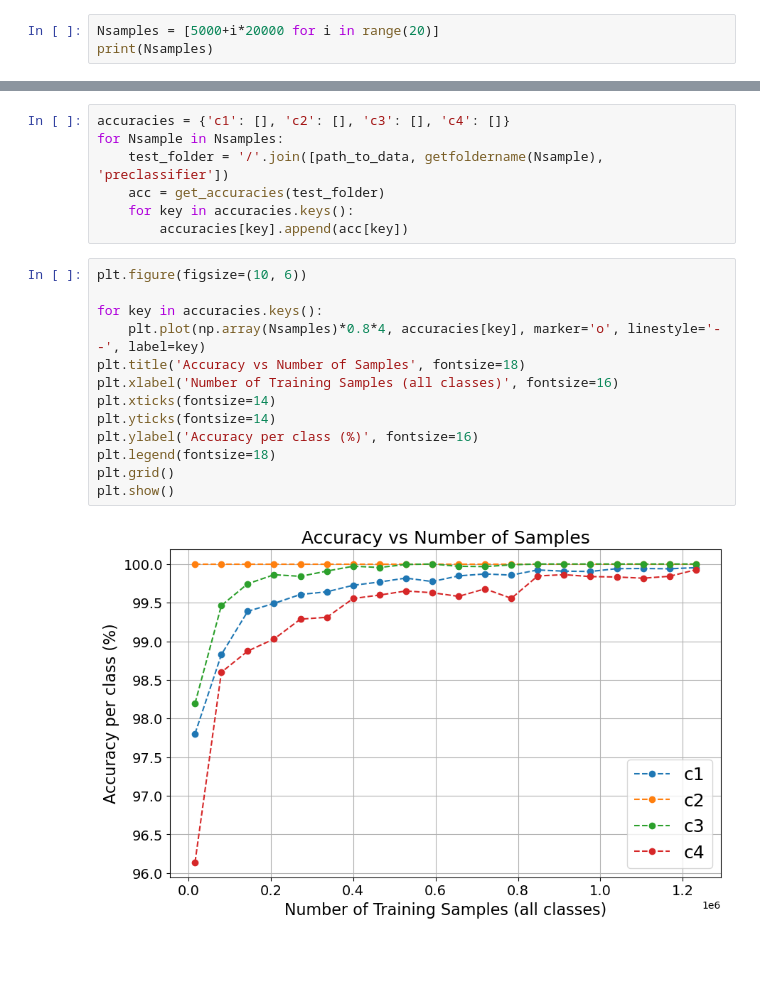
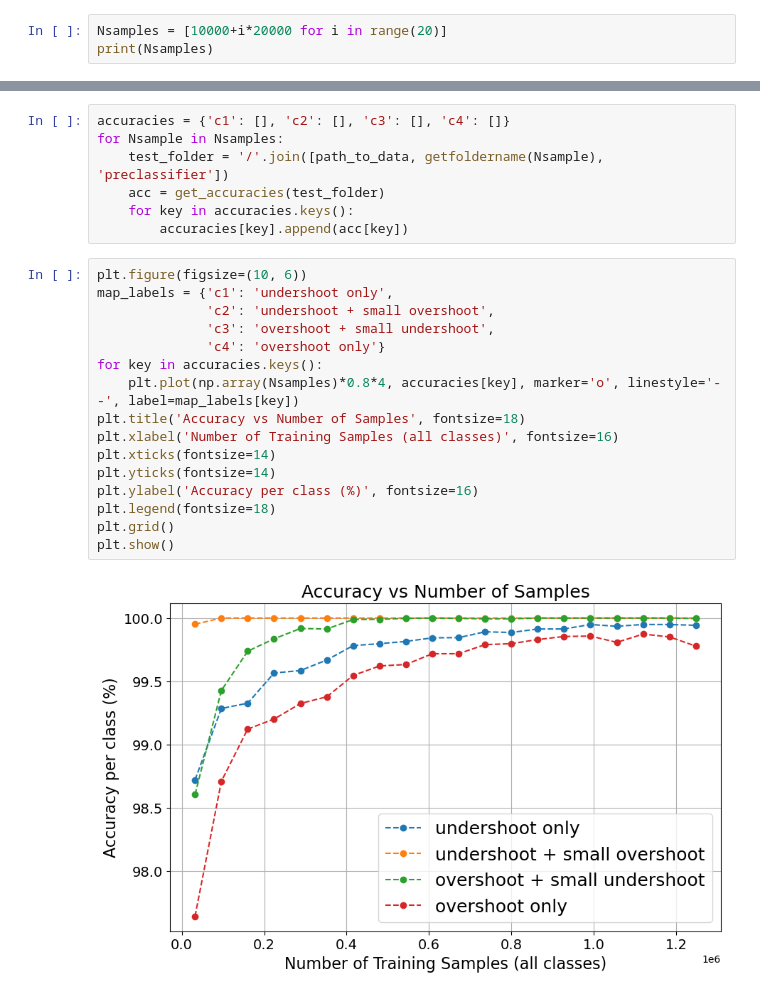
Before and after one commit to fanrado/CHN_CLASSIFIER_CE, a Jupyter notebook: Accuracy_vs_nsamples_preclassification.ipynb, the cells around one changed output, grey strips where cells are left out. Drawn from its saved outputs; the diff is of its cells as text; blank space fills up the shorter version.

Commit message:
updated the legends of the pltos

```diff
--- a/Accuracy_vs_nsamples_preclassification.ipynb
+++ b/Accuracy_vs_nsamples_preclassification.ipynb
@@ -31,6 +28,6 @@ os.listdir(path_to_data)
 # %% [markdown]
 ### N_samples is the number of samples for each class
 # %%
-Nsamples = [5000+i*20000 for i in range(20)]
+Nsamples = [10000+i*20000 for i in range(20)]
 print(Nsamples)
 # %% [output]
@@ -89,16 +86,19 @@ for Nsample in Nsamples:
         accuracies[key].append(acc[key])
 # %%
 plt.figure(figsize=(10, 6))
-
+map_labels = {'c1': 'undershoot only',
+              'c2': 'undershoot + small overshoot',
+              'c3': 'overshoot + small undershoot',
+              'c4': 'overshoot only'}
 for key in accuracies.keys():
-    plt.plot(np.array(Nsamples)*0.8*4, accuracies[key], marker='o', linestyle='--', label=key)
+    plt.plot(np.array(Nsamples)*0.8*4, accuracies[key], marker='o', linestyle='--', label=map_labels[key])
 plt.title('Accuracy vs Number of Samples', fontsize=18)
 plt.xlabel('Number of Training Samples (all classes)', fontsize=16)
 plt.xticks(fontsize=14)
 plt.yticks(fontsize=14)
 plt.ylabel('Accuracy per class (%)', fontsize=16)
 plt.legend(fontsize=18)
 plt.grid()
 plt.show()
 # %% [output]
-[figure, old version]
+[figure, new version]
```
Also changed, not shown: parts of 2 cells of this notebook.
